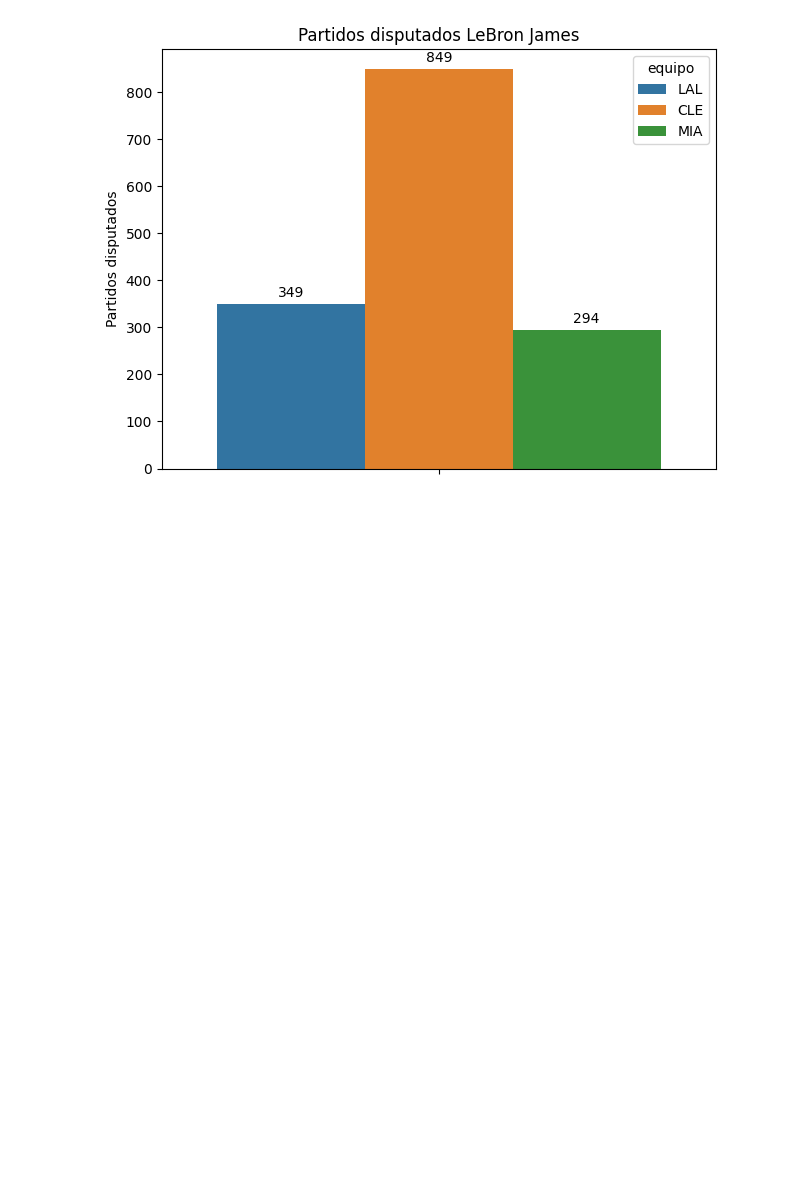
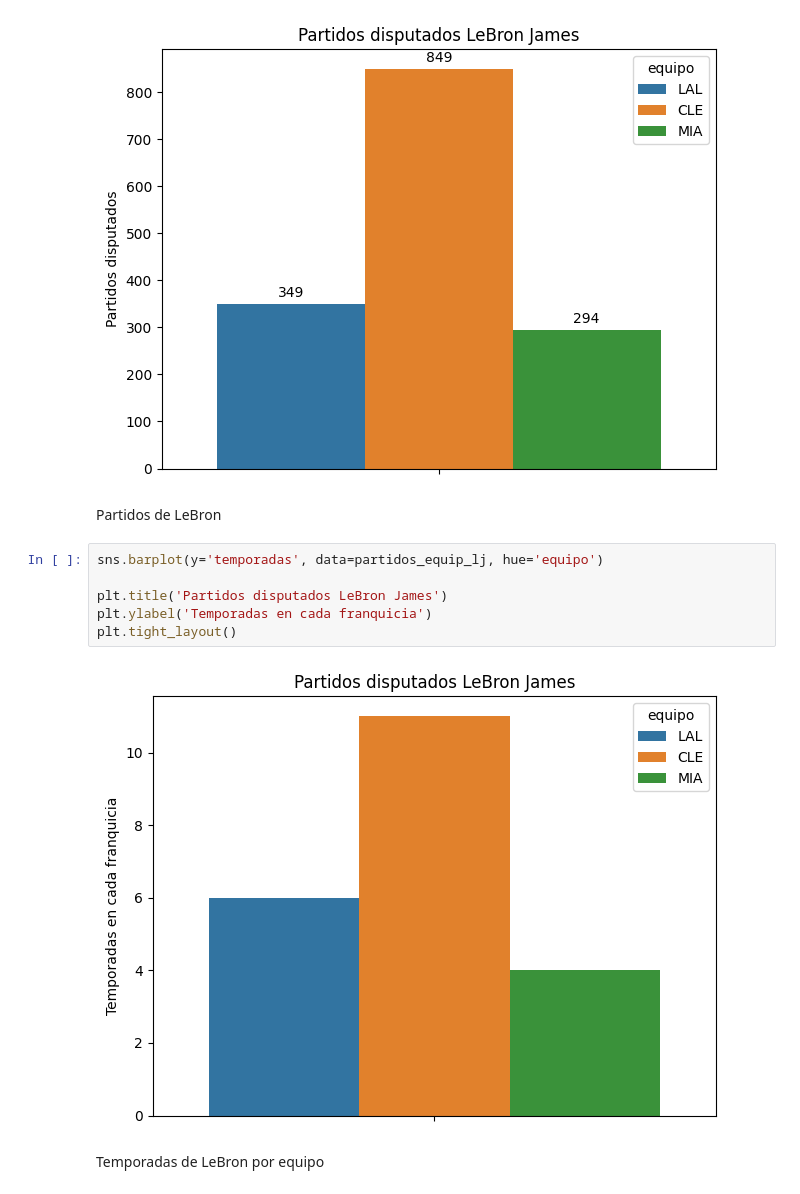
Before and after one commit to ngcarvajall/Proyecto5-GOAT_MJ_LJ, a Jupyter notebook: Notebooks/Loading.ipynb, the cells around one changed output. Cells and saved outputs as stored; diff of their text form; blank space fills up the shorter version.

```diff
--- a/Notebooks/Loading.ipynb
+++ b/Notebooks/Loading.ipynb
@@ -934,3 +934,15 @@ for container in plt.gca().containers:
     plt.gca().bar_label(container, label_type='edge', padding=3, fontsize=10)
 # %% [output]
 [figure]
+# %% [markdown]
+Partidos de LeBron
+# %%
+sns.barplot(y='temporadas', data=partidos_equip_lj, hue='equipo')
+
+plt.title('Partidos disputados LeBron James')
+plt.ylabel('Temporadas en cada franquicia')
+plt.tight_layout()
+# %% [output]
+[figure, added]
+# %% [markdown]
+Temporadas de LeBron por equipo
```
